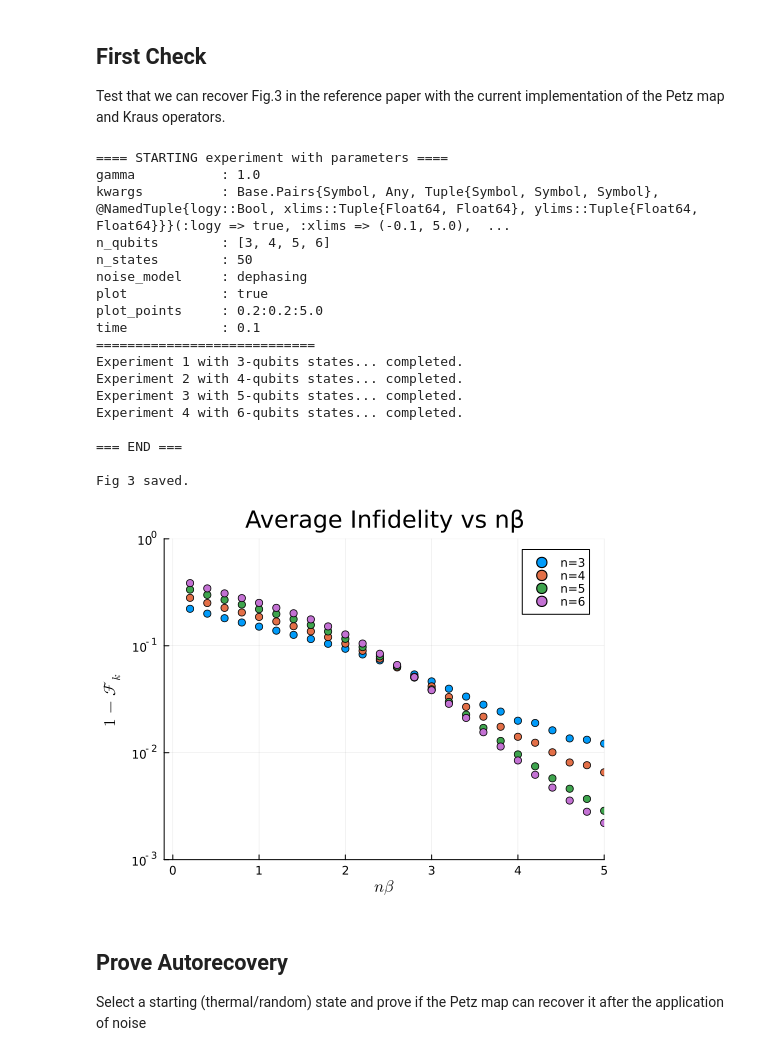
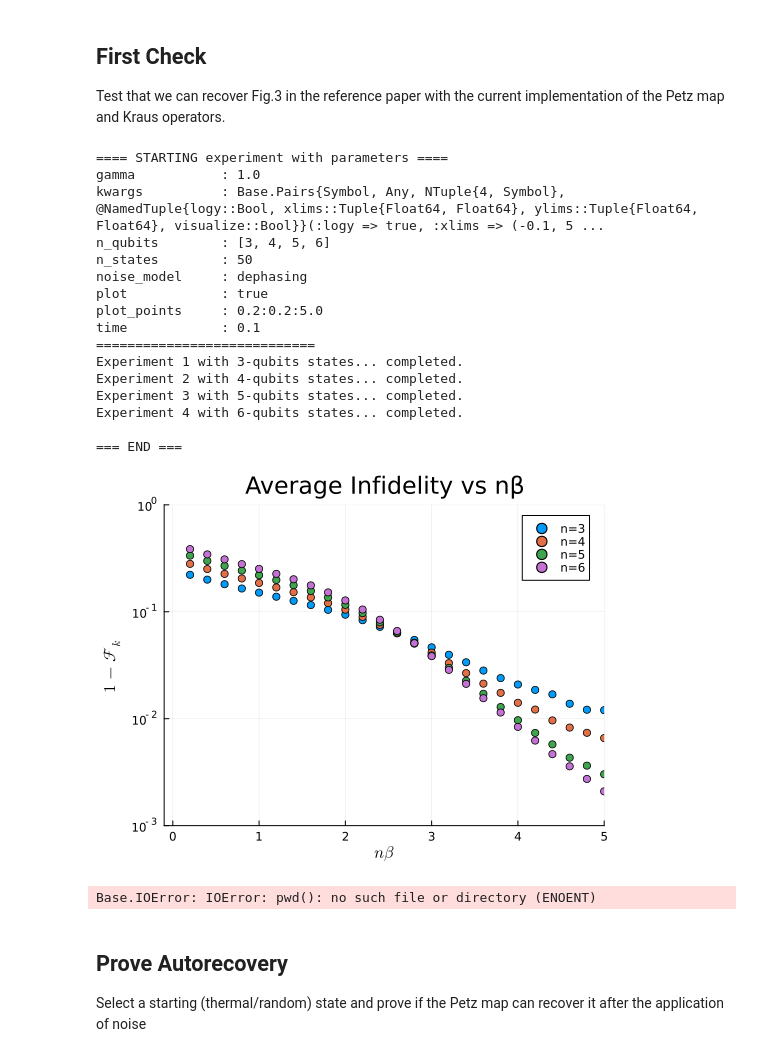
Before and after one commit to fedesss98/shooting-decoherences, a Jupyter notebook: notebooks/01-fede-compare-recoveries.ipynb, the cells around one changed output. Cells and saved outputs as stored; diff of their text form; code cells hidden in the pictures.

```diff
--- a/notebooks/01-fede-compare-recoveries.ipynb
+++ b/notebooks/01-fede-compare-recoveries.ipynb
@@ -129,7 +129,7 @@ function run_fig3_experiment(
     return states, recovery_fidelities
 end
 
-function plot_fig3(recovery_fidelities, k; logy=false, xlims=(-0.1, 5.0), ylims=(1e-3, 1e0))
+function plot_fig3(recovery_fidelities, k; logy=false, xlims=(-0.1, 5.0), ylims=(1e-3, 1e0), visualize=true)
     if recovery_fidelities[1][3] isa Dict
         if !(k in keys(recovery_fidelities[1][3]))
             k = collect(keys(recovery_fidelities[1][3]))[k]
@@ -161,47 +161,49 @@ function plot_fig3(recovery_fidelities, k; logy=false, xlims=(-0.1, 5.0), ylims=
         plot!(yscale=:log10, ylims=ylims, yticks=(tick_values, tick_labels))
     end
 
-    display(p)
-    #=savefig(p, "../visualization/nb_vs_k$k.pdf")=#
-    savefig(p, "../visualization/infidelity/nb_vs_fk$k.png")
+    if visualize
+        display(p)
+        #=savefig(p, "../visualization/nb_vs_k$k.pdf")=#
+        savefig(p, "../visualization/infidelity/nb_vs_fk$k.png")
 
-    println("Fig 3 saved.")
+        println("Fig 3 saved.")
+    end
 
     return p
 end
 
 plot_points = range(0.2, stop=5.0, length=25)
 n_qubits = [3, 4, 5, 6]
-run_fig3_experiment(
+_, rf = run_fig3_experiment(
     plot_points, n_qubits, "dephasing";
     n_states    = 50,
     gamma       = 1.0,
     time        = 0.1,
     plot        = true,
     logy        = true,
     xlims       = (-0.1, 5.0),
-    ylims       = (1e-3, 1e0)
-);
+    ylims       = (1e-3, 1e0),
+    visualize   = true
+)
 # %% [output]
 ==== STARTING experiment with parameters ====
 gamma           : 1.0
-kwargs          : Base.Pairs{Symbol, Any, Tuple{Symbol, Symbol, Symbol}, @NamedTuple{logy::Bool, xlims::Tuple{Float64, Float64}, ylims::Tuple{Float64, Float64}}}(:logy => true, :xlims => (-0.1, 5.0),  ...
+kwargs          : Base.Pairs{Symbol, Any, NTuple{4, Symbol}, @NamedTuple{logy::Bool, xlims::Tuple{Float64, Float64}, ylims::Tuple{Float64, Float64}, visualize::Bool}}(:logy => true, :xlims => (-0.1, 5 ...
 n_qubits        : [3, 4, 5, 6]
 n_states        : 50
 noise_model     : dephasing
 plot            : true
 plot_points     : 0.2:0.2:5.0
 time            : 0.1
 ============================
 Experiment 1 with 3-qubits states... completed.
 Experiment 2 with 4-qubits states... completed.
 Experiment 3 with 5-qubits states... completed.
 Experiment 4 with 6-qubits states... completed.
 
 === END ===
-
-Fig 3 saved.
-[figure, old version]
+[figure, new version]
+Base.IOError: IOError: pwd(): no such file or directory (ENOENT)
 # %% [markdown]
 ## Prove Autorecovery
 Select a starting (thermal/random) state and prove if the Petz map can recover it after the application of noise
```
Also changed, not shown: parts of 3 cells of this notebook, 2 other files.
